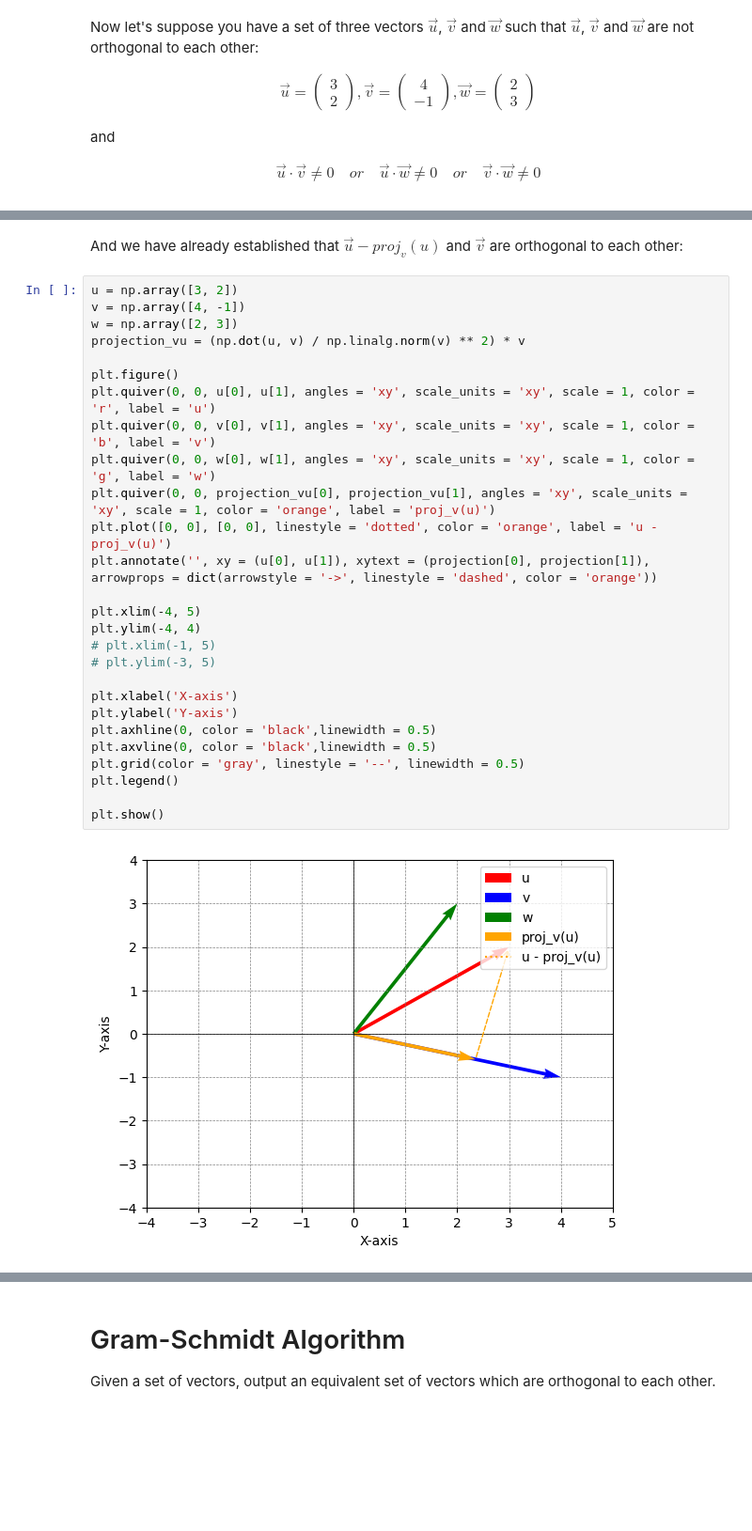
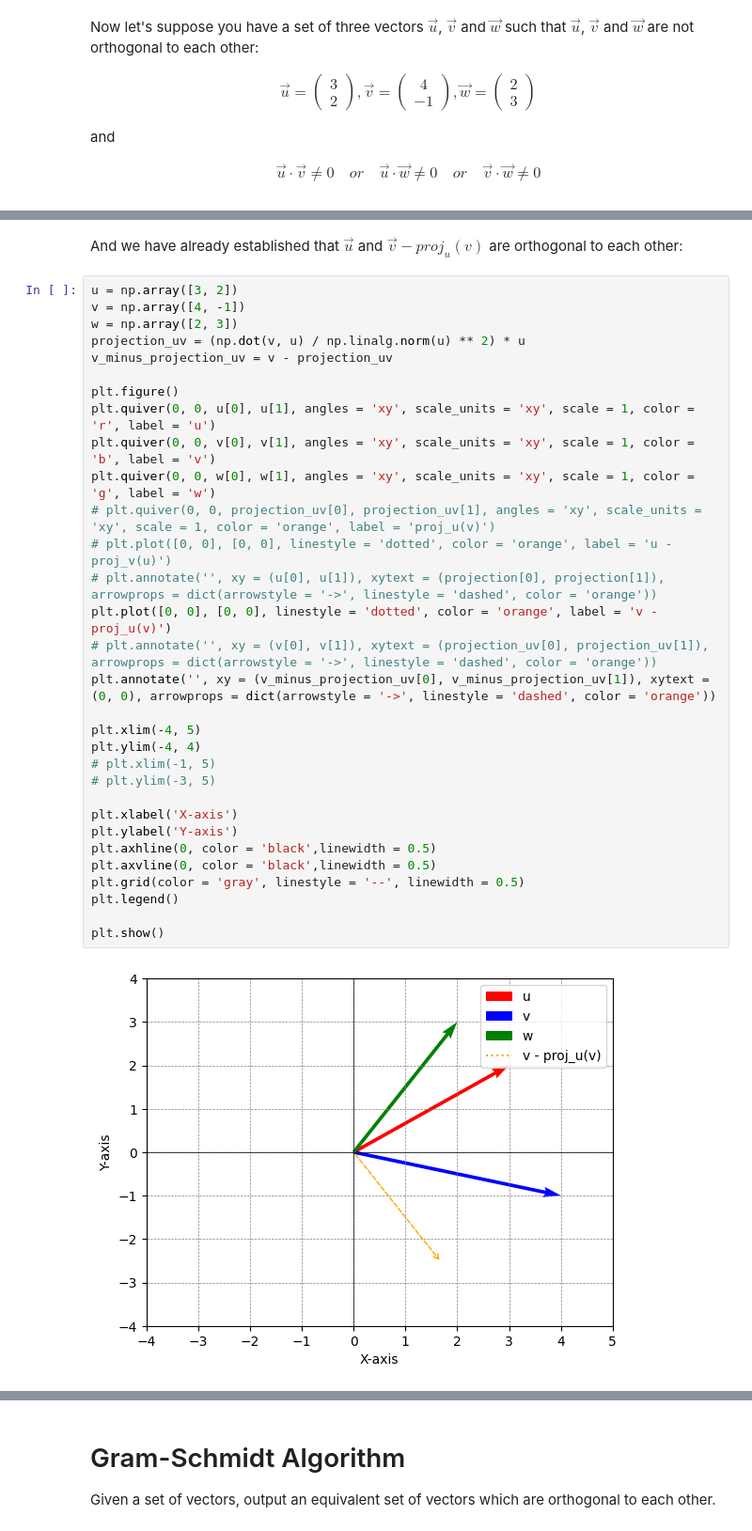
Before and after one commit to AshnahKhalidKhan/Quantum-FYP-Code, a Jupyter notebook: qgs_Tutorial_GM.ipynb, the cells around one changed output, grey strips where cells are left out. Shown: that part at 94% size. Cells and saved outputs as stored; diff of their text form; blank space fills up the shorter version.

```diff
--- a/qgs_Tutorial_GM.ipynb
+++ b/qgs_Tutorial_GM.ipynb
@@ -1251,35 +1291,39 @@ We have already found $proj_{v}(u)$ and $\vec{u} - proj_{v}(u)$ in our previous
 \end{align}
 # %% [markdown]
-And we have already established that $\vec{u} - proj_{v}(u)$ and $\vec{v}$ are orthogonal to each other:
+And we have already established that $\vec{u}$ and $\vec{v} - proj_{u}(v)$ are orthogonal to each other:
 # %%
 u = np.array([3, 2])
 v = np.array([4, -1])
 w = np.array([2, 3])
-projection_vu = (np.dot(u, v) / np.linalg.norm(v) ** 2) * v
+projection_uv = (np.dot(v, u) / np.linalg.norm(u) ** 2) * u
+v_minus_projection_uv = v - projection_uv
 
 plt.figure()
 plt.quiver(0, 0, u[0], u[1], angles = 'xy', scale_units = 'xy', scale = 1, color = 'r', label = 'u')
 plt.quiver(0, 0, v[0], v[1], angles = 'xy', scale_units = 'xy', scale = 1, color = 'b', label = 'v')
 plt.quiver(0, 0, w[0], w[1], angles = 'xy', scale_units = 'xy', scale = 1, color = 'g', label = 'w')
-plt.quiver(0, 0, projection_vu[0], projection_vu[1], angles = 'xy', scale_units = 'xy', scale = 1, color = 'orange', label = 'proj_v(u)')
-plt.plot([0, 0], [0, 0], linestyle = 'dotted', color = 'orange', label = 'u - proj_v(u)')
-plt.annotate('', xy = (u[0], u[1]), xytext = (projection[0], projection[1]), arrowprops = dict(arrowstyle = '->', linestyle = 'dashed', color = 'orange'))
+# plt.quiver(0, 0, projection_uv[0], projection_uv[1], angles = 'xy', scale_units = 'xy', scale = 1, color = 'orange', label = 'proj_u(v)')
+# plt.plot([0, 0], [0, 0], linestyle = 'dotted', color = 'orange', label = 'u - proj_v(u)')
+# plt.annotate('', xy = (u[0], u[1]), xytext = (projection[0], projection[1]), arrowprops = dict(arrowstyle = '->', linestyle = 'dashed', color = 'orange'))
+plt.plot([0, 0], [0, 0], linestyle = 'dotted', color = 'orange', label = 'v - proj_u(v)')
+# plt.annotate('', xy = (v[0], v[1]), xytext = (projection_uv[0], projection_uv[1]), arrowprops = dict(arrowstyle = '->', linestyle = 'dashed', color = 'orange'))
+plt.annotate('', xy = (v_minus_projection_uv[0], v_minus_projection_uv[1]), xytext = (0, 0), arrowprops = dict(arrowstyle = '->', linestyle = 'dashed', color = 'orange'))
 
 plt.xlim(-4, 5)
 plt.ylim(-4, 4)
 # plt.xlim(-1, 5)
 # plt.ylim(-3, 5)
 
 plt.xlabel('X-axis')
 plt.ylabel('Y-axis')
 plt.axhline(0, color = 'black',linewidth = 0.5)
 plt.axvline(0, color = 'black',linewidth = 0.5)
 plt.grid(color = 'gray', linestyle = '--', linewidth = 0.5)
 plt.legend()
 
 plt.show()
 # %% [output]
-[figure, old version]
+[figure, new version]
 # %% [markdown]
 We now need to find a vector that is orthogonal to both $\vec{u} - proj_{v}(u)$ and $\vec{v}$. For this, we calculate the following three vectors:
 
```
Also changed, not shown: parts of 10 cells of this notebook.
